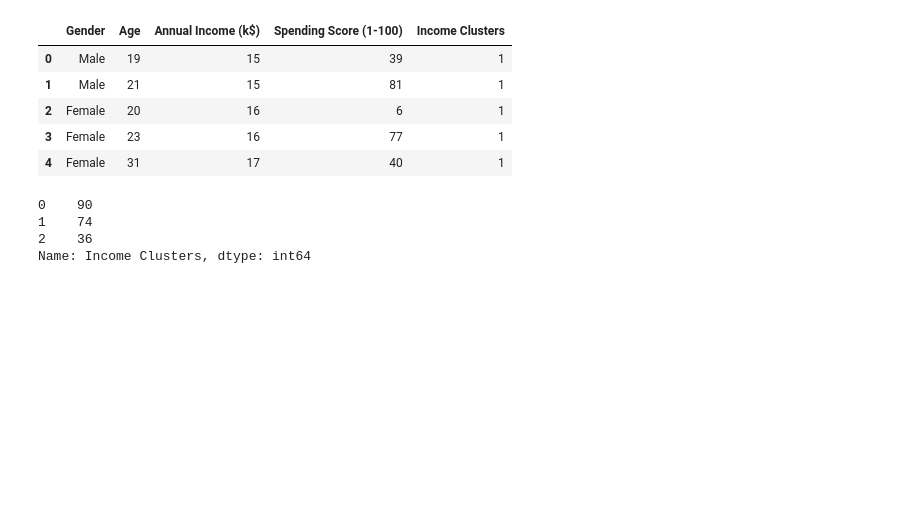
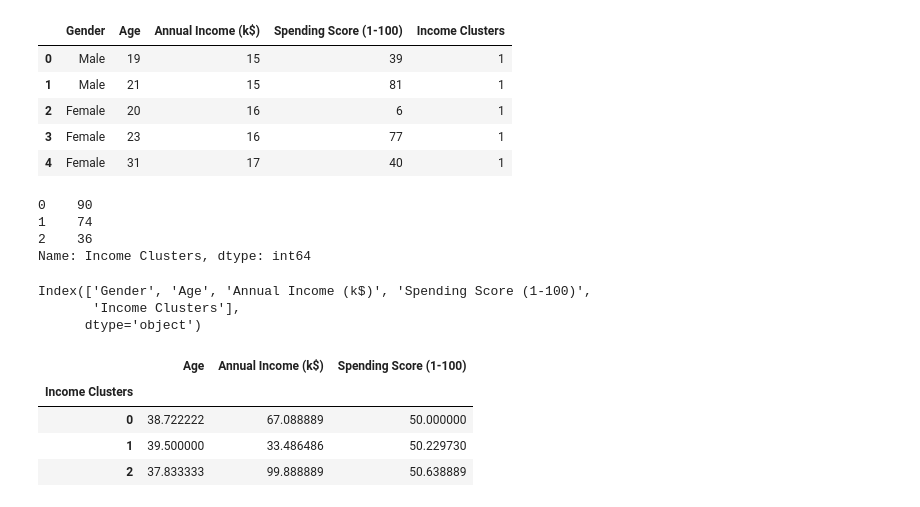
Before and after one commit to drigger091/Customer_segmentation-with-python, a Jupyter notebook: main.ipynb, the cells around one changed output. Drawn from its saved outputs; the diff is of its cells as text; code cells hidden in the pictures; blank space fills up the shorter version.

```diff
--- a/main.ipynb
+++ b/main.ipynb
@@ -247,3 +251,19 @@ df["Income Clusters"].value_counts()
 1    74
 2    36
 Name: Income Clusters, dtype: int64
+# %%
+df.columns
+# %% [output]
+Index(['Gender', 'Age', 'Annual Income (k$)', 'Spending Score (1-100)',
+       'Income Clusters'],
+      dtype='object')
+# %%
+#checking the mean for age , annual income and spending scores based on each individual clusters
+
+df.groupby('Income Clusters')['Age', 'Annual Income (k$)', 'Spending Score (1-100)'].mean()
+# %% [output]
+|  | Age | Annual Income (k$) | Spending Score (1-100) |
+| Income Clusters |  |  |  |
+| 0 | 38.722222 | 67.088889 | 50.000000 |
+| 1 | 39.500000 | 33.486486 | 50.229730 |
+| 2 | 37.833333 | 99.888889 | 50.638889 |
```
Also changed, not shown: parts of 7 cells of this notebook.
